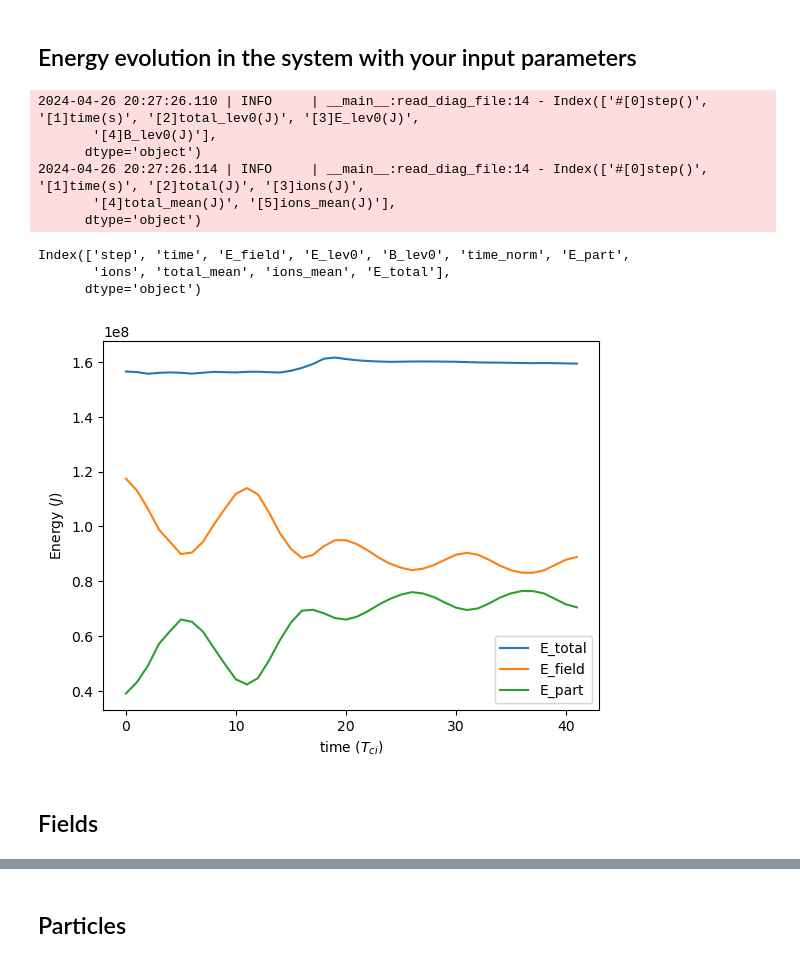
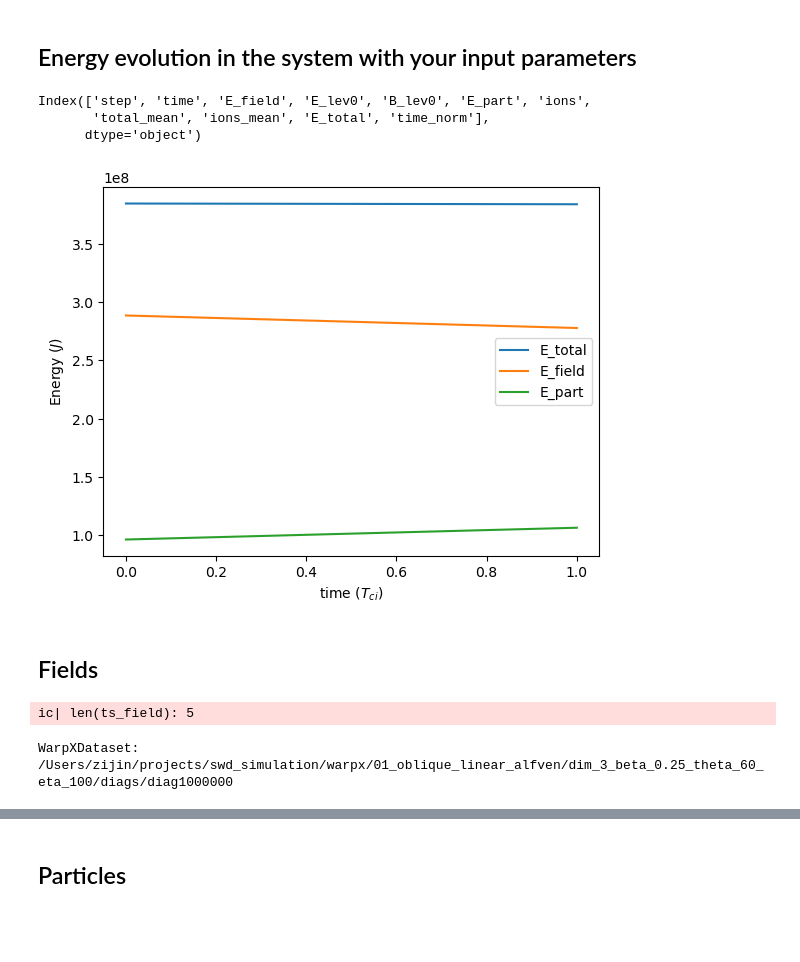
Before and after one commit to Beforerr/swd_simulation, a Jupyter notebook: warpx/analysis.ipynb, the cells around one changed output, grey strips where cells are left out. Cells and saved outputs as stored; diff of their text form; code cells hidden in the pictures; blank space fills up the shorter version.

````diff
--- a/warpx/analysis.ipynb
+++ b/warpx/analysis.ipynb
@@ -58,52 +59,16 @@ else:
     direction = "x"
 # %% [markdown]
 ## Energy evolution in the system with your input parameters
-# %%
-import pandas as pd
-
-def read_diag_file(path, rename_func=lambda x: x.split("]")[1].split("(")[0]):
-    """
-    read the diagnostic file as a dataframe from the path
-
-    file format is like this:
-    ```
-    step time ...
-    0 0.0 ...
-    ```
-    """
-    df = pd.read_csv(path, sep=" ")
-    logger.info(df.columns)
-    # rename the columns from something like '[2]total(J)' to 'total'
-    new_df = df.rename(columns=rename_func).assign(time_norm=lambda x: x.time / meta["t_ci"])
-    return new_df
-
-def plot_energy_evolution(
-    field_energy_diag_path = "diags/reducedfiles/field_energy.txt",
-    part_energy_diag_path = "diags/reducedfiles/part_energy.txt"
-):
-    field_energy = read_diag_file(field_energy_diag_path).rename(columns={"total_lev0": "E_field"})
-    part_energy = read_diag_file(part_energy_diag_path).rename(columns={"total": "E_part"})
-    energy_df = field_energy.merge(part_energy).assign(E_total=lambda x: x.E_field + x.E_part)
-    print(energy_df.columns)
-
-    ax = energy_df.plot(x="time_norm", y=["E_total", "E_field", "E_part"])
-    ax.set_xlabel(r"time ($T_{ci}$)")
-    ax.set_ylabel(r"Energy ($J$)")
-    return ax
-
-plot_energy_evolution()
-plt.savefig("figures/energy_evolution.png")
-# %% [output]
-2024-04-26 20:27:26.110 | INFO     | __main__:read_diag_file:14 - Index(['#[0]step()', '[1]time(s)', '[2]total_lev0(J)', '[3]E_lev0(J)',
-       '[4]B_lev0(J)'],
-      dtype='object')
-2024-04-26 20:27:26.114 | INFO     | __main__:read_diag_file:14 - Index(['#[0]step()', '[1]time(s)', '[2]total(J)', '[3]ions(J)',
-       '[4]total_mean(J)', '[5]ions_mean(J)'],
-      dtype='object')
-Index(['step', 'time', 'E_field', 'E_lev0', 'B_lev0', 'time_norm', 'E_part',
-       'ions', 'total_mean', 'ions_mean', 'E_total'],
-      dtype='object')
-[figure, removed]
+# %%
+from utils.plot import plot_energy_evolution
+
+plot_energy_evolution(meta=meta)
+plt.savefig("figures/energy_evolution.png")
+# %% [output]
+Index(['step', 'time', 'E_field', 'E_lev0', 'B_lev0', 'E_part', 'ions',
+       'total_mean', 'ions_mean', 'E_total', 'time_norm'],
+      dtype='object')
+[figure, added]
 # %% [markdown]
 ## Fields
 # %%
@@ -116,9 +81,17 @@ else:
     file_format = "??????"
 # %%
 field_diag_dir = "diags/diag1"
+# field_diag_dir = "diags/chkpoint"
 ts_field: SimulationTimeSeries = yt.load(f"{field_diag_dir}{file_format}")
+ic(len(ts_field))
 ds_field = ts_field[0]
 # ts = yt.load('./diags/diag???0032')
+# %% [output]
+ic| len(ts_field): 5
+# %%
+ts_field[0]
+# %% [output]
+WarpXDataset: /Users/zijin/projects/swd_simulation/warpx/01_oblique_linear_alfven/dim_3_beta_0.25_theta_60_eta_100/diags/diag1000000
 # %%
 from utils import ds2df, export_ts
 
````
Also changed, not shown: parts of 11 cells of this notebook, 10 other files.
